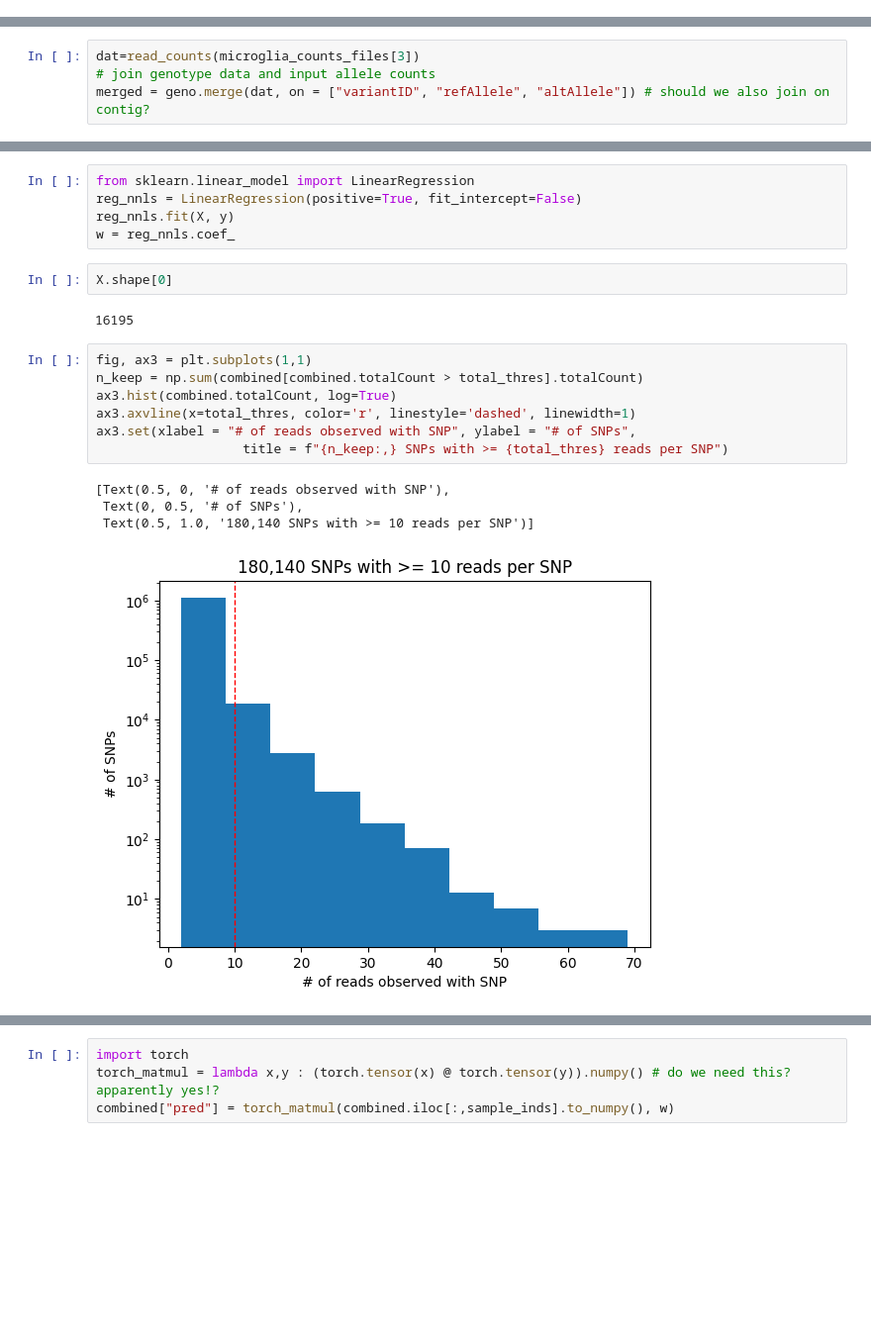
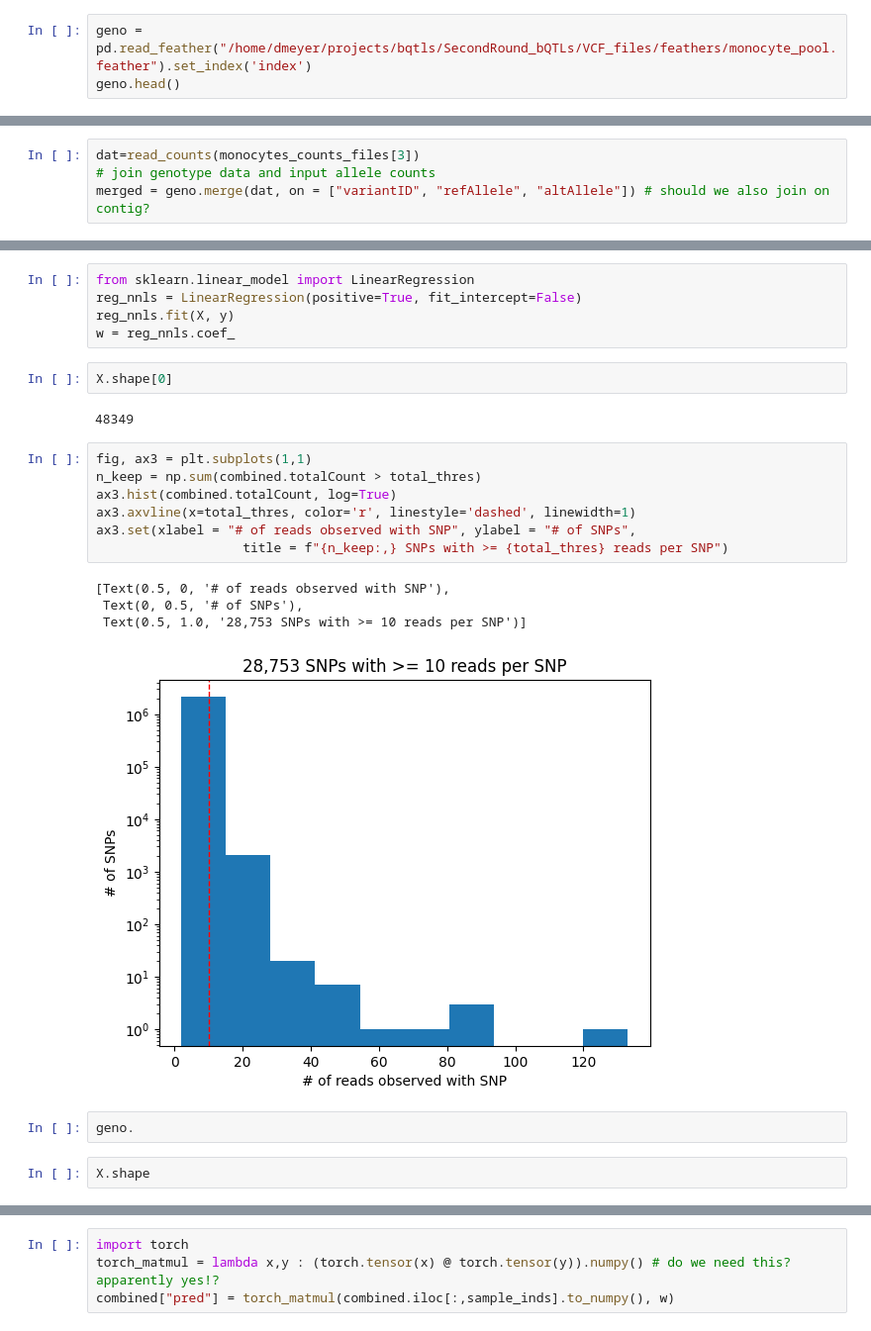
Before and after one commit to daklab/poolqtl, a Jupyter notebook: src/ariana_round2.ipynb, the cells around one changed output, grey strips where cells are left out. Shown at 99% size. Saved outputs shown, nothing was run; the diff lists cells and outputs as text; blank space fills up the shorter version.

```diff
--- a/src/ariana_round2.ipynb
+++ b/src/ariana_round2.ipynb
@@ -37,0 +29,3 @@ Processed 10800000
+# %%
+geno = pd.read_feather("/home/dmeyer/projects/bqtls/SecondRound_bQTLs/VCF_files/feathers/monocyte_pool.feather").set_index('index')
+geno.head()
@@ -101,7 +126,7 @@ for i in range(len(monocytes_counts_files)):
 # %% [markdown]
 ### detour
 # %%
-dat=read_counts(microglia_counts_files[3])
+dat=read_counts(monocytes_counts_files[3])
 # join genotype data and input allele counts
 merged = geno.merge(dat, on = ["variantID", "refAllele", "altAllele"]) # should we also join on contig?
 # %%
@@ -156,16 +181,20 @@ w = reg_nnls.coef_
 # %%
 X.shape[0]
 # %% [output]
-16195
+48349
 # %%
 fig, ax3 = plt.subplots(1,1)
-n_keep = np.sum(combined[combined.totalCount > total_thres].totalCount)
+n_keep = np.sum(combined.totalCount > total_thres)
 ax3.hist(combined.totalCount, log=True)
 ax3.axvline(x=total_thres, color='r', linestyle='dashed', linewidth=1)
 ax3.set(xlabel = "# of reads observed with SNP", ylabel = "# of SNPs",
                    title = f"{n_keep:,} SNPs with >= {total_thres} reads per SNP")
 # %% [output]
 [Text(0.5, 0, '# of reads observed with SNP'),
  Text(0, 0.5, '# of SNPs'),
- Text(0.5, 1.0, '180,140 SNPs with >= 10 reads per SNP')]
+ Text(0.5, 1.0, '28,753 SNPs with >= 10 reads per SNP')]
-[figure, old version]
+[figure, new version]
+# %%
+geno.
+# %%
+X.shape
```
Also changed, not shown: parts of 12 cells of this notebook, 1 other file.
